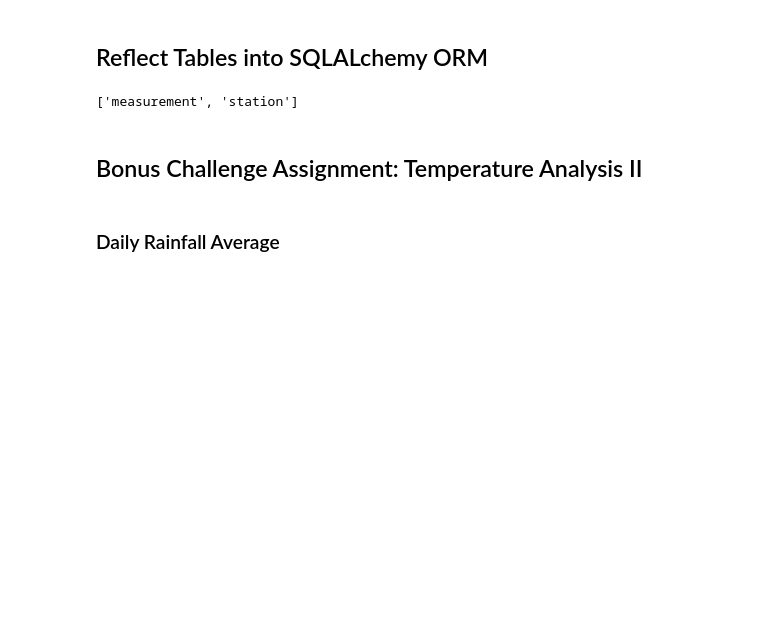
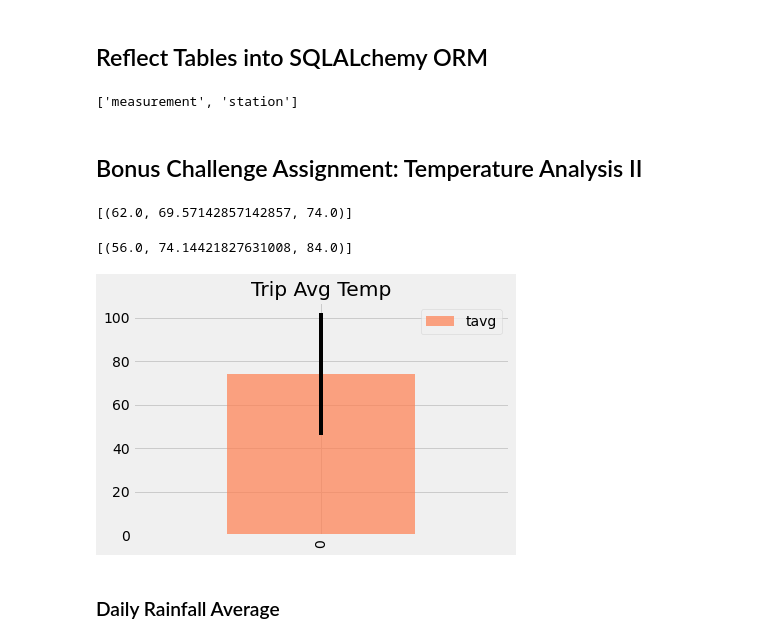
Before and after one commit to nt1983/sqlalchemy-challenge, a Jupyter notebook: temp_analysis_bonus_2_starter.ipynb, the cells around one changed output. Saved outputs shown, nothing was run; the diff lists cells and outputs as text; code cells hidden in the pictures; blank space fills up the shorter version.

```diff
--- a/temp_analysis_bonus_2_starter.ipynb
+++ b/temp_analysis_bonus_2_starter.ipynb
@@ -34,6 +34,7 @@ Measurement=Base.classes.measurement
 Station=Base.classes.station
 # %%
 # Create our session (link) from Python to the DB
+session=Session(engine)
 # %% [markdown]
 ## Bonus Challenge Assignment: Temperature Analysis II
 # %%
@@ -55,14 +56,25 @@ def calc_temps(start_date, end_date):
 
 # For example
 print(calc_temps('2012-02-28', '2012-03-05'))
+# %% [output]
+[(62.0, 69.57142857142857, 74.0)]
 # %%
 # Use the function `calc_temps` to calculate the tmin, tavg, and tmax
 # for a year in the data set
+t_data=calc_temps('2016-01-01','2016-12-31')
+print(t_data)
+t_df=pd.DataFrame(t_data, columns=['tmin', 'tavg', 'tmax'])
+# %% [output]
+[(56.0, 74.14421827631008, 84.0)]
 # %%
 # Plot the results from your previous query as a bar chart.
 # Use "Trip Avg Temp" as your Title
 # Use the average temperature for bar height (y value)
 # Use the peak-to-peak (tmax-tmin) value as the y error bar (yerr)
+t_df.plot.bar(y='tavg',yerr=(t_df['tmax']-t_df['tmin']), title='Trip Avg Temp', color='coral', alpha=0.7)
+plt.show()
+# %% [output]
+[figure, added]
 # %% [markdown]
 ### Daily Rainfall Average
 # %%
```
Also changed, not shown: parts of 4 cells of this notebook.
